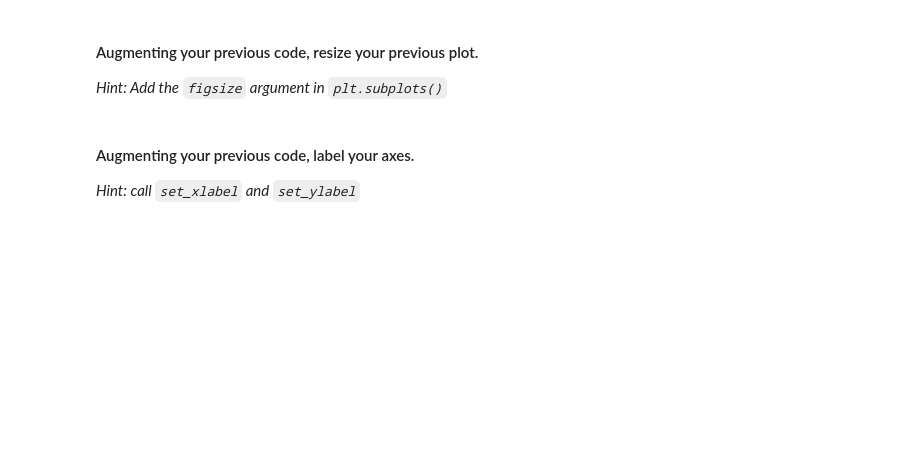
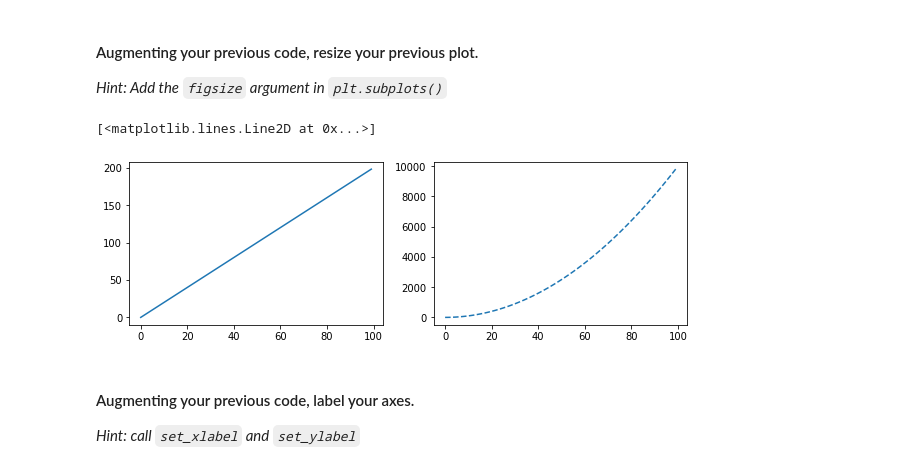
Before and after one commit to sacses/dataptmad1019, a Jupyter notebook: module-2/lab-matplotlib-seaborn/your-code/challenge-1.ipynb, the cells around one changed output. Saved outputs shown, nothing was run; the diff lists cells and outputs as text; code cells hidden in the pictures; blank space fills up the shorter version.

```diff
--- a/module-2/lab-matplotlib-seaborn/your-code/challenge-1.ipynb
+++ b/module-2/lab-matplotlib-seaborn/your-code/challenge-1.ipynb
@@ -53,3 +58,13 @@ ax[1].plot(x, z, '--')
+# %%
+# your code here
+fig, (ax3, ax4) = plt.subplots(nrows=1, ncols=2, figsize=(10, 3))
+ax3.plot(x, y)
+ax4.plot(x, z, '--')
+
+#I have changed the figsize as requested, eventhough I was alraedy using this argument
+# %% [output]
+[<matplotlib.lines.Line2D at 0x...>]
+[figure, added]
 # %% [markdown]
 #### Augmenting your previous code, label your axes.
 
```
Also changed, not shown: parts of 17 cells of this notebook.
